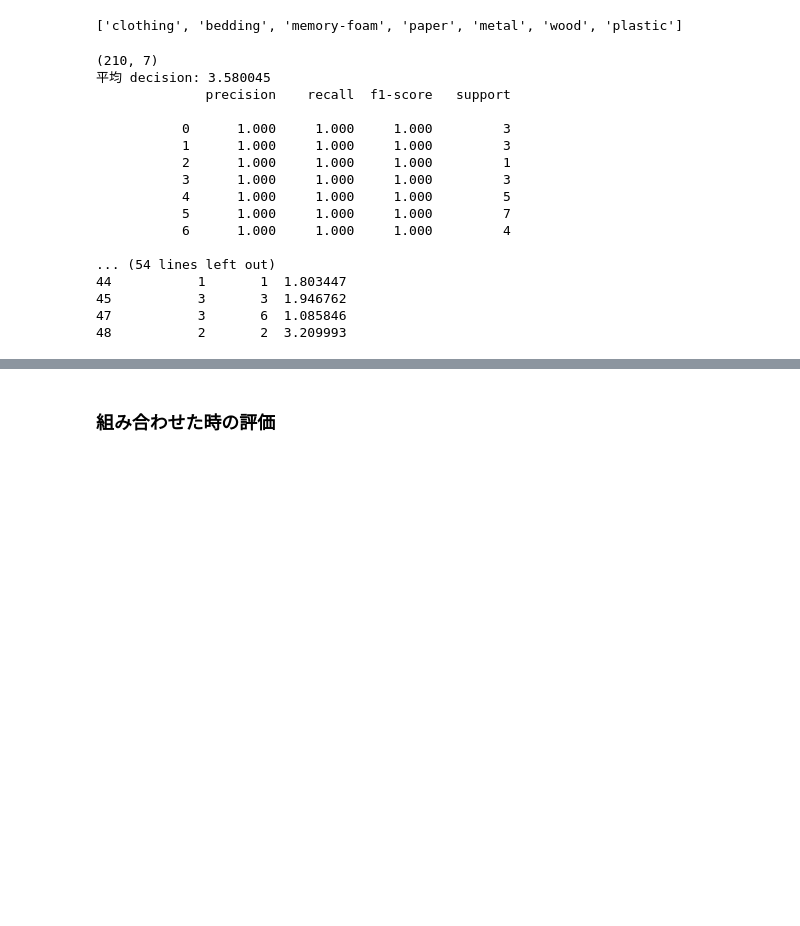
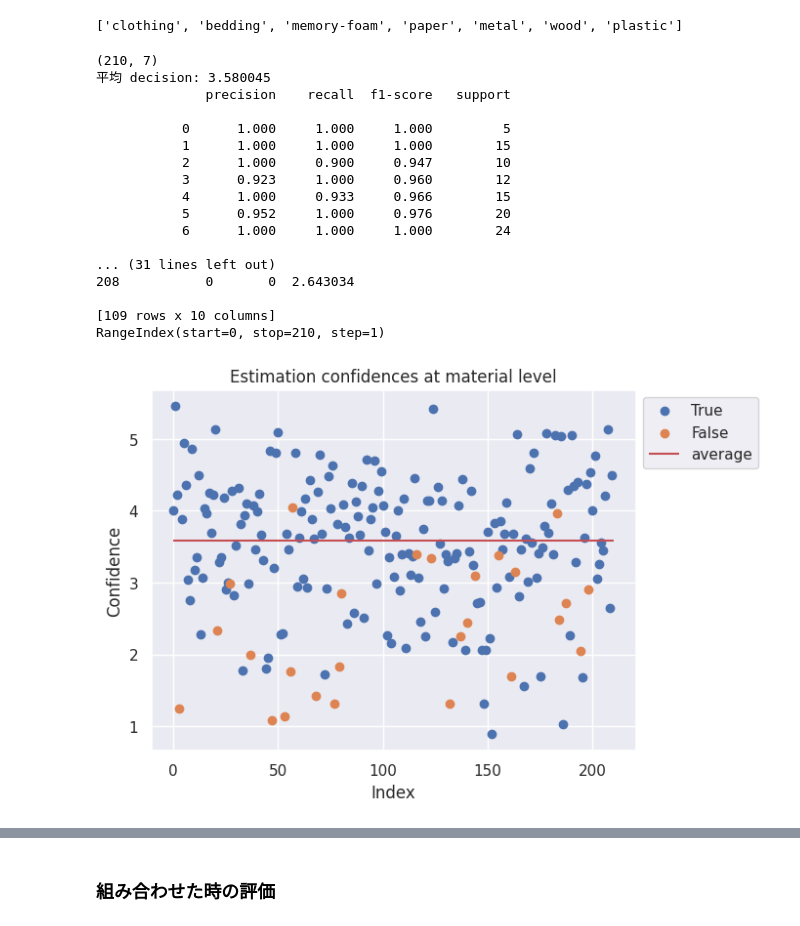
Before and after one commit to nish247/CNN_contact-obj, a Jupyter notebook: main.ipynb, the cells around one changed output, grey strips where cells are left out. Cells and saved outputs as stored; diff of their text form; code cells hidden in the pictures; blank space fills up the shorter version.

```diff
--- a/main.ipynb
+++ b/main.ipynb
@@ -3231,46 +2492,49 @@ filtered_rows = df[df['prediction'] == df['Actual']]
 
 # decision列の平均を計算
 average_decision_material = filtered_rows['decision'].mean()
 
 
 print("平均 decision:", average_decision_material)
 
 # 算出した推定確信度で閾値を超えていたら、超えているもので推定結果をだす、超えていないものでDFを作成
 # 閾値以上を抽出しDFを作成
-df = df.iloc[down_data.index]
+# df = df.iloc[down_data.index]
 
 Up_material = df[df['decision'] >= average_decision_material]
 
 
 print(classification_report(Up_material['Actual'], Up_material['prediction'],digits=3))
 
 print("採用数:", len(Up_material.index))
 print("採用率:", len(Up_material.index)/len_df)
 
 # 閾値未満を抽出しDFを作成
 Down_material = df[df['decision'] < average_decision_material]
 
 print("不採用:",Down_material.shape[0])
 
 print(Down_material)
+
+MapConfidence(df,'material',average_decision_material)
 # %% [output]
 (210, 7)
 平均 decision: 3.580045
               precision    recall  f1-score   support
 
-           0      1.000     1.000     1.000         3
-           1      1.000     1.000     1.000         3
-           2      1.000     1.000     1.000         1
-           3      1.000     1.000     1.000         3
-           4      1.000     1.000     1.000         5
-           5      1.000     1.000     1.000         7
-           6      1.000     1.000     1.000         4
+           0      1.000     1.000     1.000         5
+           1      1.000     1.000     1.000        15
+           2      1.000     0.900     0.947        10
+           3      0.923     1.000     0.960        12
+           4      1.000     0.933     0.966        15
+           5      0.952     1.000     0.976        20
+           6      1.000     1.000     1.000        24
 
-... (54 lines left out)
-44           1       1  1.803447
-45           3       3  1.946762
-47           3       6  1.085846
-48           2       2  3.209993
+... (31 lines left out)
+208           0       0  2.643034
+
+[109 rows x 10 columns]
+RangeIndex(start=0, stop=210, step=1)
+[figure, added]
 # %%
 df,len_df = Hiera_report(shConfidences,shLabel,shPreds,shActuals)
 # 平均を算出し、物体レベルの閾値を決定する
```
Also changed, not shown: parts of 62 cells of this notebook.
